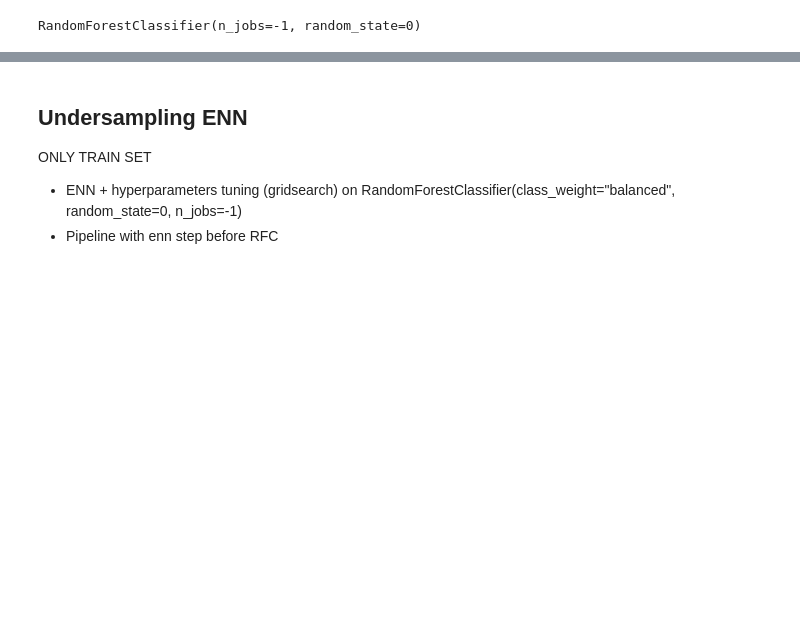
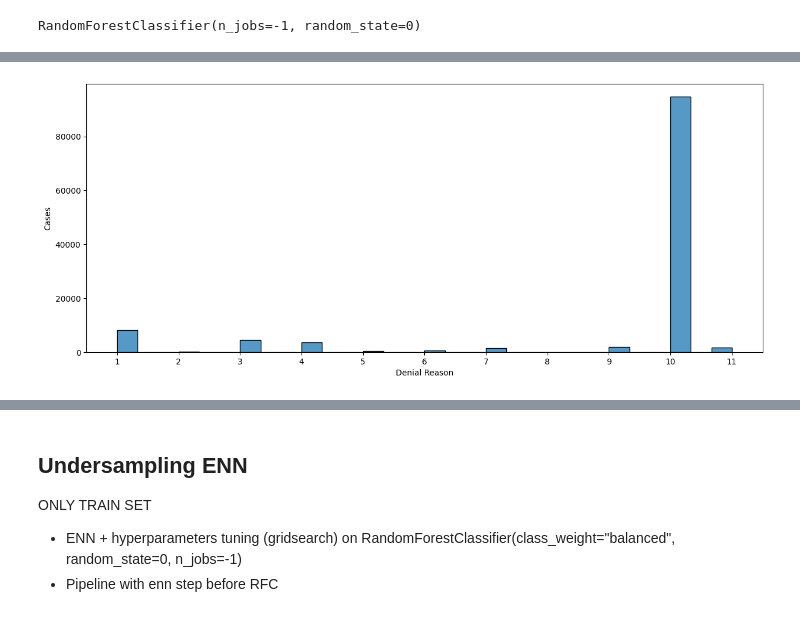
Before and after one commit to HITOfficial/data-mining, a Jupyter notebook: imbalanced-learning/checkpoint.ipynb, the cells around one changed output, grey strips where cells are left out. Drawn from its saved outputs; the diff is of its cells as text; code cells hidden in the pictures; blank space fills up the shorter version.

```diff
--- a/imbalanced-learning/checkpoint.ipynb
+++ b/imbalanced-learning/checkpoint.ipynb
@@ -636,0 +517,4 @@ accuracy: 40.96%
+# %%
+draw_histplot(y_test)
+# %% [output]
+[figure, added]
```
Also changed, not shown: parts of 96 cells of this notebook.
